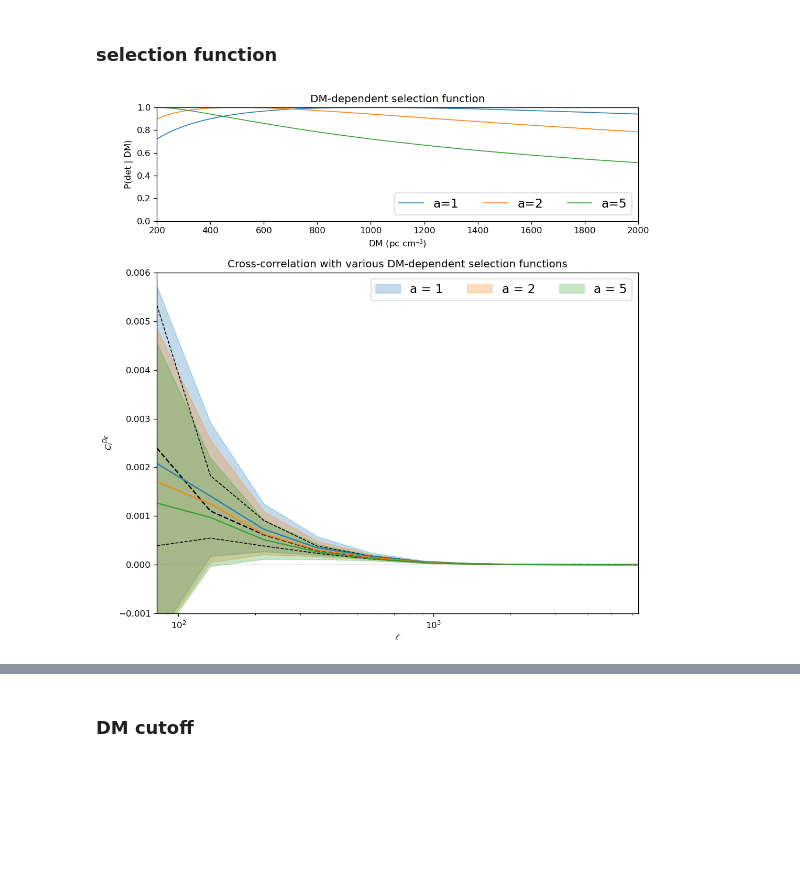
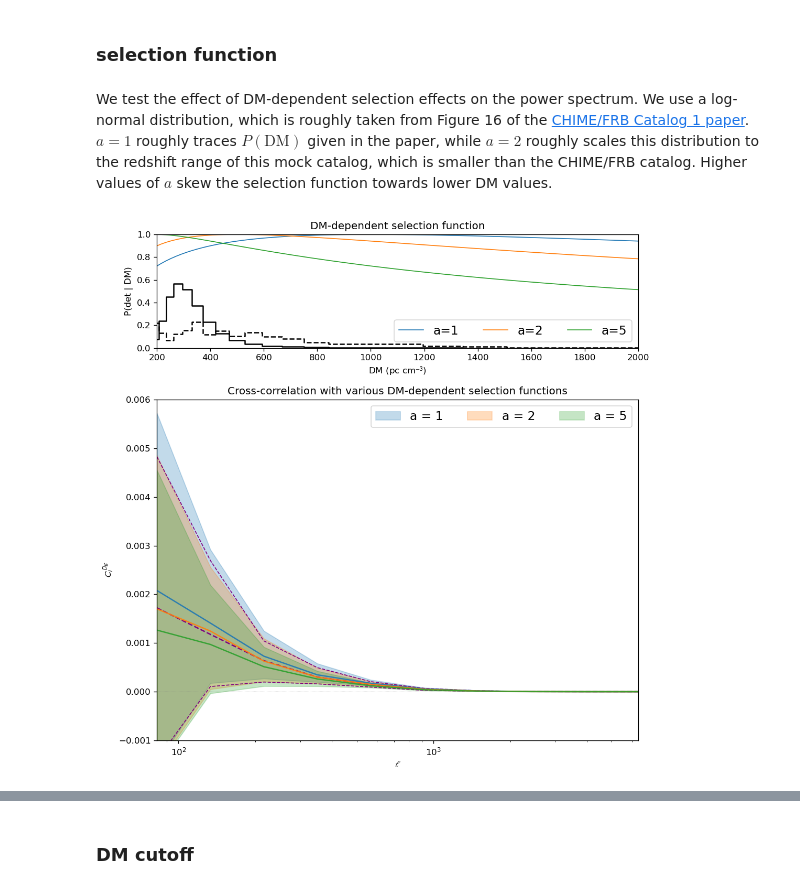
Before and after one commit to aqcheng/illustris_frb, a Jupyter notebook: notebooks/experiments.ipynb, the cells around one changed output, grey strips where cells are left out. Cells and saved outputs as stored; diff of their text form; code cells hidden in the pictures; blank space fills up the shorter version.

```diff
--- a/notebooks/experiments.ipynb
+++ b/notebooks/experiments.ipynb
@@ -29,7 +49,7 @@ print(list(res.keys()))
 ells = res['l']
 
 midslice_ClDgs = res['midslice_ClDg']
-midslice_DeltaCs = res['midslice_DeltaCs']
+midslice_DMs = np.stack(res['midslice_DMs'])
 
 fid_ClDgs = res['n_frbs_sfrweight'][3000]
 # %% [markdown]
@@ -85,7 +105,6 @@ def plot_xcorr_trials(ells, C_l_list, ax=None, plotinterval=True, **kwargs):
         plot_xcorr(ells, np.mean(C_l_arr, axis=0), ax=ax, DeltaCs=np.std(C_l_arr, axis=0), **kwargs)
 
 def plot_ref_ClDg(ax, ref_ClDg=midslice_ClDgs, lw1=0.7, lw2=0.5, color=None, label='default'):
-    # plot_xcorr_trials(ells, midslice_ClDgs, ax=ax, color='k', lw=lw1)
     if label == 'default':
         if ref_ClDg is midslice_ClDgs:
             label = f'FRBs at uniform redshift (z = {frb_mean_z:.2f})'
@@ -98,8 +117,11 @@ def plot_ref_ClDg(ax, ref_ClDg=midslice_ClDgs, lw1=0.7, lw2=0.5, color=None, lab
             color='k'
     if lw1 > 0:
         ax.plot(ells, np.median(ref_ClDg, axis=0), color=color, lw=lw1, ls='--', label=label)
+        label2=None
+    else:
+        label2=label
     if lw2 > 0:
-        ax.plot(ells, np.percentile(ref_ClDg, 16, axis=0), color=color, lw=lw2, ls='--')
+        ax.plot(ells, np.percentile(ref_ClDg, 16, axis=0), color=color, lw=lw2, ls='--', label=label2)
         ax.plot(ells, np.percentile(ref_ClDg, 84, axis=0), color=color, lw=lw2, ls='--')
 
 def subplot_from_list(results_list, ref_ClDg=None, ref_label='default', ref_lws=(0.7, 0.5), labels=None,
@@ -203,36 +275,43 @@ Projecting FRBs in pixels where there are star-forming galaxies is the dominant
 ## DM-dependent selection effects
 # %% [markdown]
 ### selection function
+# %% [markdown]
+We test the effect of DM-dependent selection effects on the power spectrum. We use a log-normal distribution, which is roughly taken from Figure 16 of the [CHIME/FRB Catalog 1 paper](https://arxiv.org/pdf/2106.04352). $a=1$ roughly traces $P(\text{DM})$ given in the paper, while $a=2$ roughly scales this distribution to the redshift range of this mock catalog, which is smaller than the CHIME/FRB catalog. Higher values of $a$ skew the selection function towards lower DM values.
 # %%
 def sfunc(DMs, a=1): # fiducial selection function
     # a is how many factors to squish the selection function
     return np.exp( -(2/3)*(np.log10(DMs*a)-3)**2 )
+
+chime_dms = pd.read_csv('/home/submit/aqc/frb_project/data/chime_data/chimefrbcat1.csv')['dm_fitb']
 # %%
 gs = GridSpec(2, 1, height_ratios=[1, 3])
 fig = plt.figure(figsize=(9,9))
 
 ax_s = fig.add_subplot(gs[0])
 ax = fig.add_subplot(gs[1])
 
 # upper plot that shows DM sfunc
 DM_sfunc_res = res['DM_sfunc']
 for i, a in enumerate(DM_sfunc_res.keys()):
     ax_s.plot(np.linspace(100, 2000, 100), sfunc(np.linspace(100, 2000, 100), a=a), color=colorcycle[i], lw=1, label=f'a={a}')
 ax_s.set_title('DM-dependent selection function')
 ax_s.set_xlabel('DM (pc ' + r'cm$^{-3}$)')
 ax_s.set_ylabel('P(det | DM)')
 ax_s.set_ylim(0,1)
 ax_s.set_xlim(200, 2000)
 ax_s.legend(fontsize=14, ncol=4, loc='lower right')
+H, bins= np.histogram(midslice_DMs.flatten(), bins=bins, density=True)
+H_chime, bins = np.histogram(chime_dms, bins=bins, density=True)
+ax_s.step(bins[1:], 100*H, 'k', bins[1:], 100*H_chime, 'k--', where='pre')
 
 # plot cross correlation
-subplot_from_dict(DM_sfunc_res, ref_ClDg=fid_ClDgs, ref_lws=(1.5, 1),
+subplot_from_dict(DM_sfunc_res, ref_ClDg=fid_ClDgs, ref_lws=(1.5, 1), ref_label=None,
                  labels=lambda x: f'a = {x}', ax=ax, legend=False, lw=1.5, yscale='linear')
 ax.legend(fontsize=14, ncol=4, loc='upper right')
 ax.set_title('Cross-correlation with various DM-dependent selection functions')
 # ax.set_xlim(200, 4000)
 ax.set_ylim(-0.001, 0.006)
 
 plt.tight_layout()
 # %% [output]
-[figure, old version]
+[figure, new version]
```
Also changed, not shown: parts of 29 cells of this notebook.
